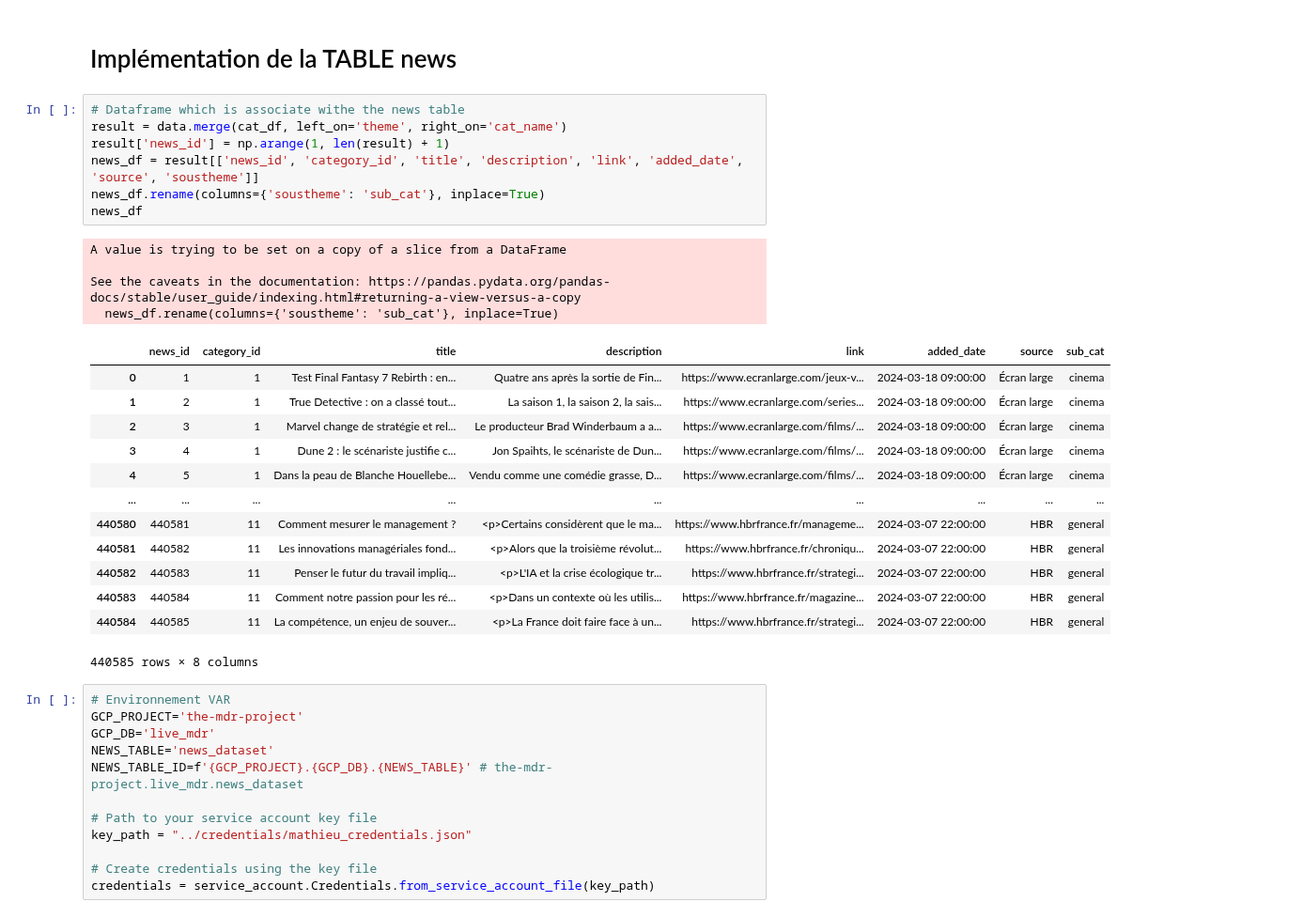
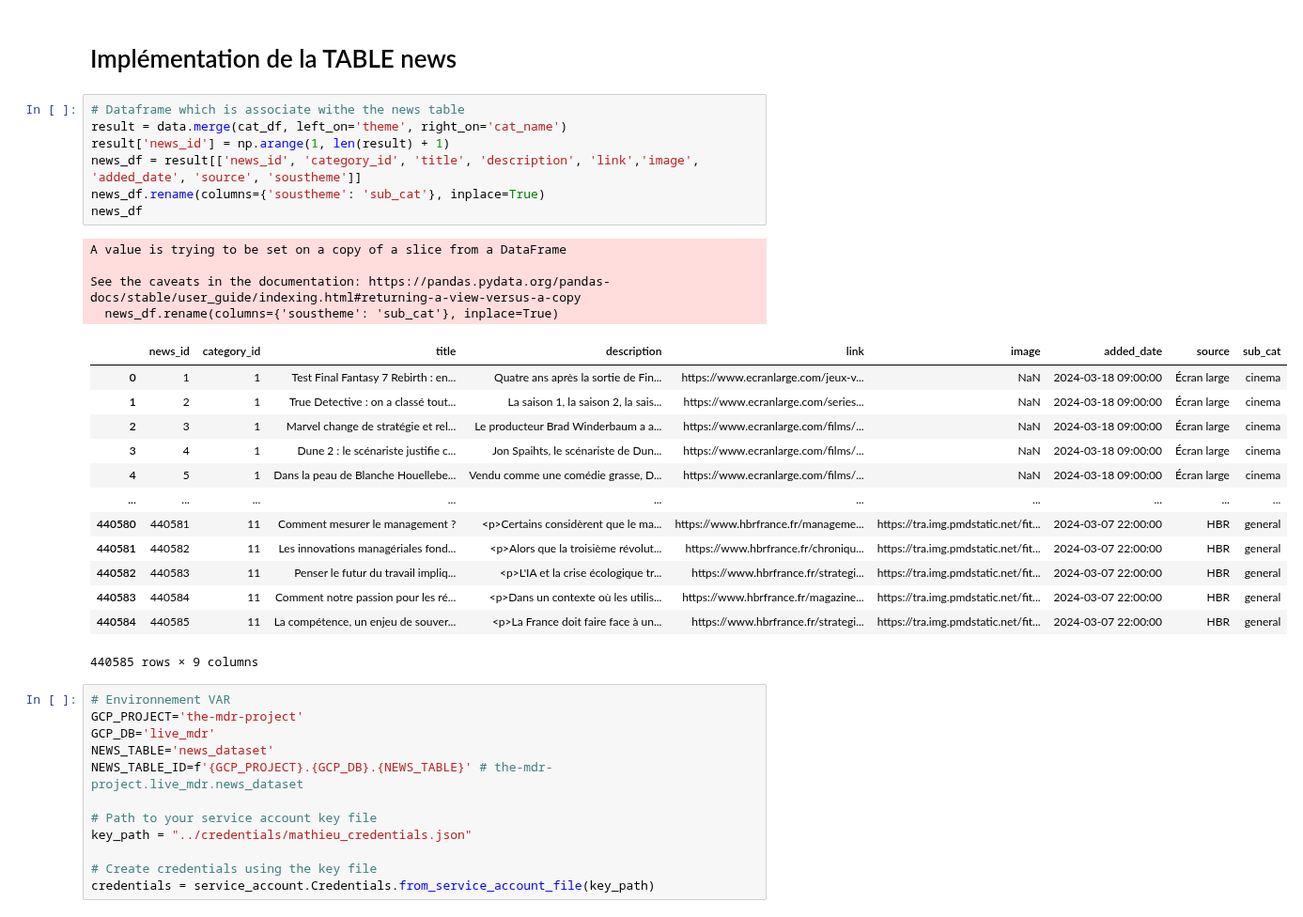
Before and after one commit to dlouvegnies/the_mdr_project, a Jupyter notebook: notebooks/add_data_to_ddb.ipynb, the cells around one changed output. Shown at 94% size. Cells and saved outputs as stored; diff of their text form.

```diff
--- a/notebooks/add_data_to_ddb.ipynb
+++ b/notebooks/add_data_to_ddb.ipynb
@@ -114,28 +114,28 @@ df
 # %%
 # Dataframe which is associate withe the news table
 result = data.merge(cat_df, left_on='theme', right_on='cat_name')
 result['news_id'] = np.arange(1, len(result) + 1)
-news_df = result[['news_id', 'category_id', 'title', 'description', 'link', 'added_date', 'source', 'soustheme']]
+news_df = result[['news_id', 'category_id', 'title', 'description', 'link','image', 'added_date', 'source', 'soustheme']]
 news_df.rename(columns={'soustheme': 'sub_cat'}, inplace=True)
 news_df
 # %% [output]
 A value is trying to be set on a copy of a slice from a DataFrame
 
 See the caveats in the documentation: https://pandas.pydata.org/pandas-docs/stable/user_guide/indexing.html#returning-a-view-versus-a-copy
   news_df.rename(columns={'soustheme': 'sub_cat'}, inplace=True)
-|  | news_id | category_id | title | description | link | added_date | source | sub_cat |
-| 0 | 1 | 1 | Test Final Fantasy 7 Rebirth : en... | Quatre ans après la sortie de Fin... | https://www.ecranlarge.com/jeux-v... | 2024-03-18 09:00:00 | Écran large | cinema |
-| 1 | 2 | 1 | True Detective : on a classé tout... | La saison 1, la saison 2, la sais... | https://www.ecranlarge.com/series... | 2024-03-18 09:00:00 | Écran large | cinema |
-| 2 | 3 | 1 | Marvel change de stratégie et rel... | Le producteur Brad Winderbaum a a... | https://www.ecranlarge.com/films/... | 2024-03-18 09:00:00 | Écran large | cinema |
-| 3 | 4 | 1 | Dune 2 : le scénariste justifie c... | Jon Spaihts, le scénariste de Dun... | https://www.ecranlarge.com/films/... | 2024-03-18 09:00:00 | Écran large | cinema |
-| 4 | 5 | 1 | Dans la peau de Blanche Houellebe... | Vendu comme une comédie grasse, D... | https://www.ecranlarge.com/films/... | 2024-03-18 09:00:00 | Écran large | cinema |
-| ... | ... | ... | ... | ... | ... | ... | ... | ... |
-| 440580 | 440581 | 11 | Comment mesurer le management ? | <p>Certains considèrent que le ma... | https://www.hbrfrance.fr/manageme... | 2024-03-07 22:00:00 | HBR | general |
-| 440581 | 440582 | 11 | Les innovations managériales fond... | <p>Alors que la troisième révolut... | https://www.hbrfrance.fr/chroniqu... | 2024-03-07 22:00:00 | HBR | general |
-| 440582 | 440583 | 11 | Penser le futur du travail impliq... | <p>L'IA et la crise écologique tr... | https://www.hbrfrance.fr/strategi... | 2024-03-07 22:00:00 | HBR | general |
-| 440583 | 440584 | 11 | Comment notre passion pour les ré... | <p>Dans un contexte où les utilis... | https://www.hbrfrance.fr/magazine... | 2024-03-07 22:00:00 | HBR | general |
-| 440584 | 440585 | 11 | La compétence, un enjeu de souver... | <p>La France doit faire face à un... | https://www.hbrfrance.fr/strategi... | 2024-03-07 22:00:00 | HBR | general |
+|  | news_id | category_id | title | description | link | image | added_date | source | sub_cat |
+| 0 | 1 | 1 | Test Final Fantasy 7 Rebirth : en... | Quatre ans après la sortie de Fin... | https://www.ecranlarge.com/jeux-v... | NaN | 2024-03-18 09:00:00 | Écran large | cinema |
+| 1 | 2 | 1 | True Detective : on a classé tout... | La saison 1, la saison 2, la sais... | https://www.ecranlarge.com/series... | NaN | 2024-03-18 09:00:00 | Écran large | cinema |
+| 2 | 3 | 1 | Marvel change de stratégie et rel... | Le producteur Brad Winderbaum a a... | https://www.ecranlarge.com/films/... | NaN | 2024-03-18 09:00:00 | Écran large | cinema |
+| 3 | 4 | 1 | Dune 2 : le scénariste justifie c... | Jon Spaihts, le scénariste de Dun... | https://www.ecranlarge.com/films/... | NaN | 2024-03-18 09:00:00 | Écran large | cinema |
+| 4 | 5 | 1 | Dans la peau de Blanche Houellebe... | Vendu comme une comédie grasse, D... | https://www.ecranlarge.com/films/... | NaN | 2024-03-18 09:00:00 | Écran large | cinema |
+| ... | ... | ... | ... | ... | ... | ... | ... | ... | ... |
+| 440580 | 440581 | 11 | Comment mesurer le management ? | <p>Certains considèrent que le ma... | https://www.hbrfrance.fr/manageme... | https://tra.img.pmdstatic.net/fit... | 2024-03-07 22:00:00 | HBR | general |
+| 440581 | 440582 | 11 | Les innovations managériales fond... | <p>Alors que la troisième révolut... | https://www.hbrfrance.fr/chroniqu... | https://tra.img.pmdstatic.net/fit... | 2024-03-07 22:00:00 | HBR | general |
+| 440582 | 440583 | 11 | Penser le futur du travail impliq... | <p>L'IA et la crise écologique tr... | https://www.hbrfrance.fr/strategi... | https://tra.img.pmdstatic.net/fit... | 2024-03-07 22:00:00 | HBR | general |
+| 440583 | 440584 | 11 | Comment notre passion pour les ré... | <p>Dans un contexte où les utilis... | https://www.hbrfrance.fr/magazine... | https://tra.img.pmdstatic.net/fit... | 2024-03-07 22:00:00 | HBR | general |
+| 440584 | 440585 | 11 | La compétence, un enjeu de souver... | <p>La France doit faire face à un... | https://www.hbrfrance.fr/strategi... | https://tra.img.pmdstatic.net/fit... | 2024-03-07 22:00:00 | HBR | general |
-440585 rows × 8 columns
+440585 rows × 9 columns
 # %%
 # Environnement VAR
 GCP_PROJECT='the-mdr-project'
```
Also changed, not shown: parts of 1 cell of this notebook, 4 other files.
